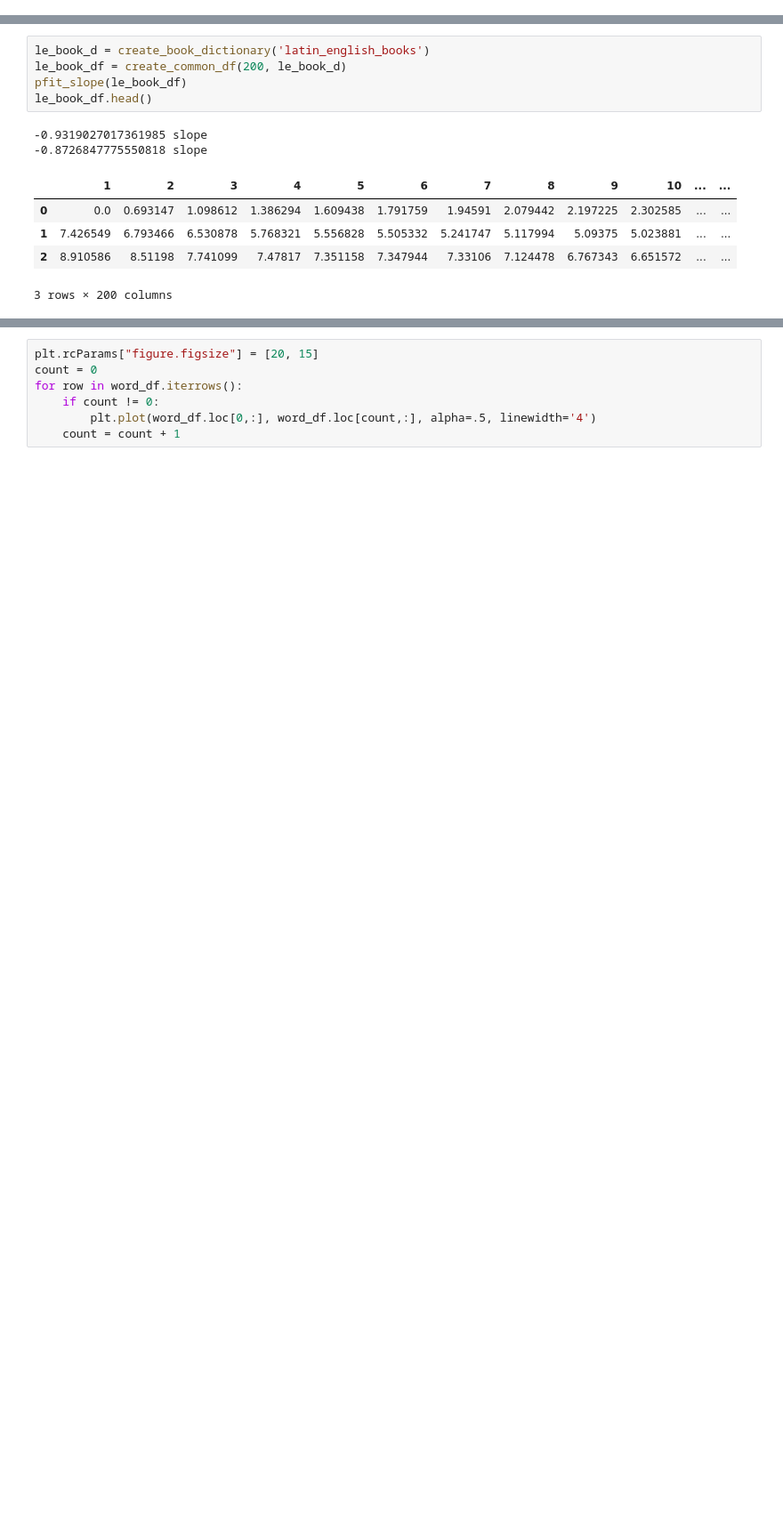
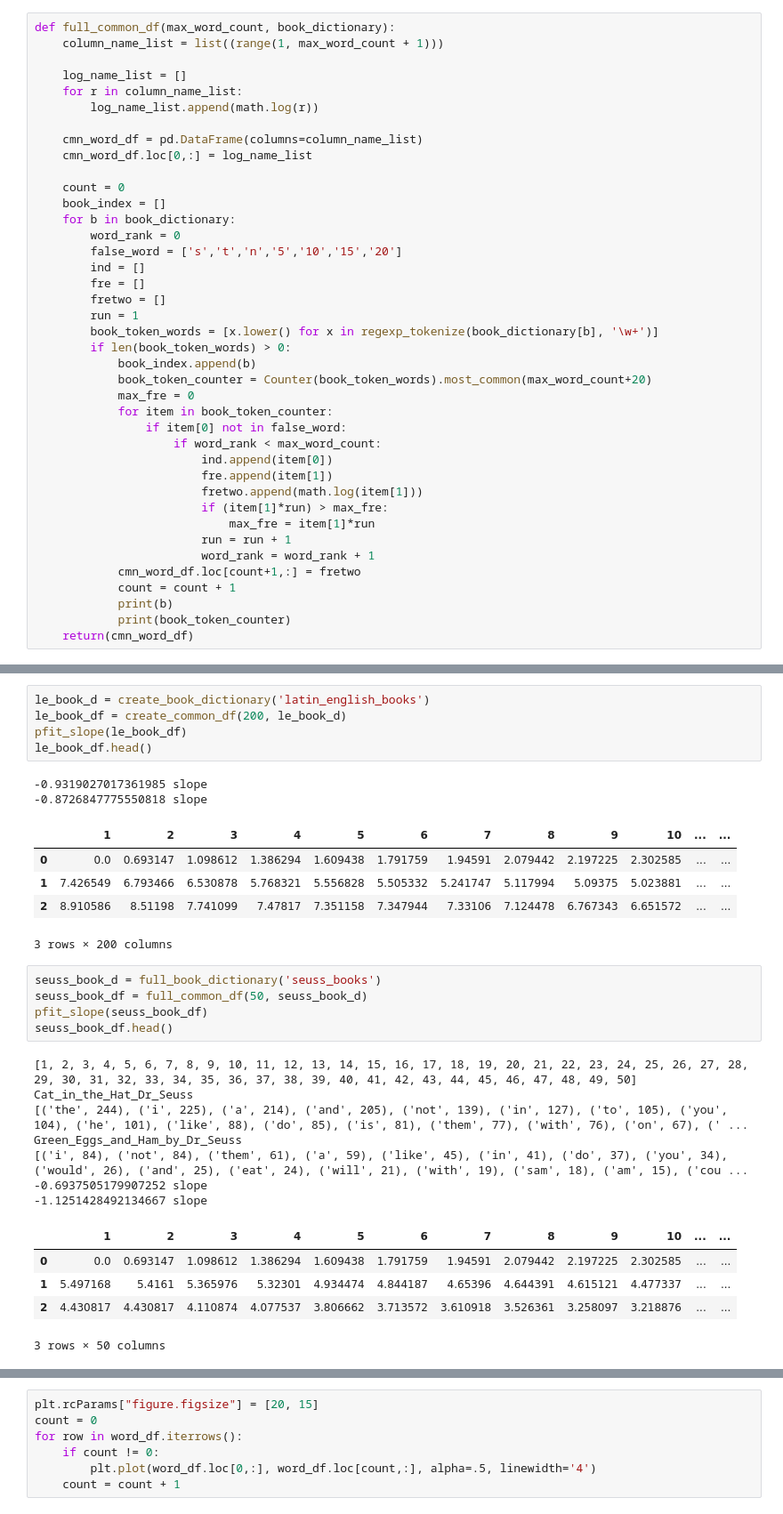
Before and after one commit to ccmerry/voynich_manuscript_text_analysis, a Jupyter notebook: book_analysis.ipynb, the cells around one changed output, grey strips where cells are left out. Shown at 89% size. Drawn from its saved outputs; the diff is of its cells as text; blank space fills up the shorter version.

```diff
--- a/book_analysis.ipynb
+++ b/book_analysis.ipynb
@@ -240,3 +259,43 @@ def pfit_slope(fit_df):
+# %%
+def full_common_df(max_word_count, book_dictionary):
+    column_name_list = list((range(1, max_word_count + 1)))
+
+    log_name_list = []
+    for r in column_name_list:
+        log_name_list.append(math.log(r))
+
+    cmn_word_df = pd.DataFrame(columns=column_name_list)
+    cmn_word_df.loc[0,:] = log_name_list
+
+    count = 0
+    book_index = []
+    for b in book_dictionary:
+        word_rank = 0
+        false_word = ['s','t','n','5','10','15','20']
+        ind = []
+        fre = []
+        fretwo = []
+        run = 1
+        book_token_words = [x.lower() for x in regexp_tokenize(book_dictionary[b], '\w+')]
+        if len(book_token_words) > 0:
+            book_index.append(b)
+            book_token_counter = Counter(book_token_words).most_common(max_word_count+20)
+            max_fre = 0
+            for item in book_token_counter:
+                if item[0] not in false_word:
+                    if word_rank < max_word_count:
+                        ind.append(item[0])
+                        fre.append(item[1])
+                        fretwo.append(math.log(item[1]))
+                        if (item[1]*run) > max_fre:
+                            max_fre = item[1]*run
+                        run = run + 1
+                        word_rank = word_rank + 1
+            cmn_word_df.loc[count+1,:] = fretwo
+            count = count + 1
+            print(b)
+            print(book_token_counter)
+    return(cmn_word_df)
 # %%
 e_book_d = create_book_dictionary('english_books')
 e_book_df = create_common_df(200, e_book_d)
@@ -300,3 +366,21 @@ le_book_df.head()
 | 1 | 7.426549 | 6.793466 | 6.530878 | 5.768321 | 5.556828 | 5.505332 | 5.241747 | 5.117994 | 5.09375 | 5.023881 | ... | ... |
 | 2 | 8.910586 | 8.51198 | 7.741099 | 7.47817 | 7.351158 | 7.347944 | 7.33106 | 7.124478 | 6.767343 | 6.651572 | ... | ... |
 3 rows × 200 columns
+# %%
+seuss_book_d = full_book_dictionary('seuss_books')
+seuss_book_df = full_common_df(50, seuss_book_d)
+pfit_slope(seuss_book_df)
+seuss_book_df.head()
+# %% [output]
+[1, 2, 3, 4, 5, 6, 7, 8, 9, 10, 11, 12, 13, 14, 15, 16, 17, 18, 19, 20, 21, 22, 23, 24, 25, 26, 27, 28, 29, 30, 31, 32, 33, 34, 35, 36, 37, 38, 39, 40, 41, 42, 43, 44, 45, 46, 47, 48, 49, 50]
+Cat_in_the_Hat_Dr_Seuss
+[('the', 244), ('i', 225), ('a', 214), ('and', 205), ('not', 139), ('in', 127), ('to', 105), ('you', 104), ('he', 101), ('like', 88), ('do', 85), ('is', 81), ('them', 77), ('with', 76), ('on', 67), (' ...
+Green_Eggs_and_Ham_by_Dr_Seuss
+[('i', 84), ('not', 84), ('them', 61), ('a', 59), ('like', 45), ('in', 41), ('do', 37), ('you', 34), ('would', 26), ('and', 25), ('eat', 24), ('will', 21), ('with', 19), ('sam', 18), ('am', 15), ('cou ...
+-0.6937505179907252 slope
+-1.1251428492134667 slope
+|  | 1 | 2 | 3 | 4 | 5 | 6 | 7 | 8 | 9 | 10 | ... | ... |
+| 0 | 0.0 | 0.693147 | 1.098612 | 1.386294 | 1.609438 | 1.791759 | 1.94591 | 2.079442 | 2.197225 | 2.302585 | ... | ... |
+| 1 | 5.497168 | 5.4161 | 5.365976 | 5.32301 | 4.934474 | 4.844187 | 4.65396 | 4.644391 | 4.615121 | 4.477337 | ... | ... |
+| 2 | 4.430817 | 4.430817 | 4.110874 | 4.077537 | 3.806662 | 3.713572 | 3.610918 | 3.526361 | 3.258097 | 3.218876 | ... | ... |
+3 rows × 50 columns
```
Also changed, not shown: parts of 5 cells of this notebook.
